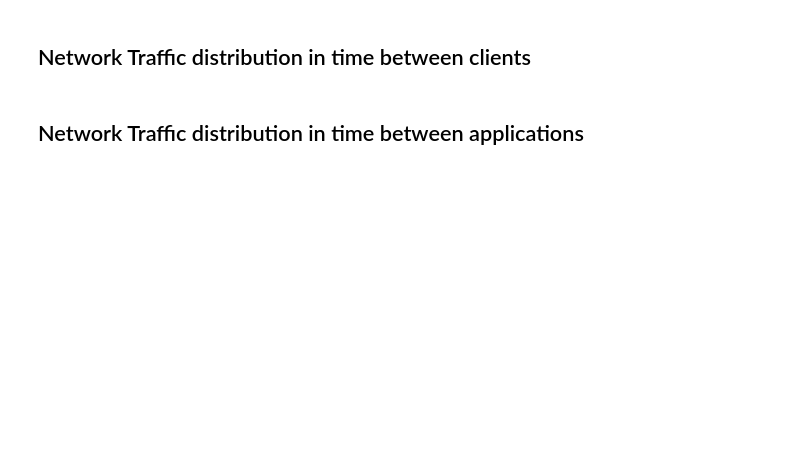
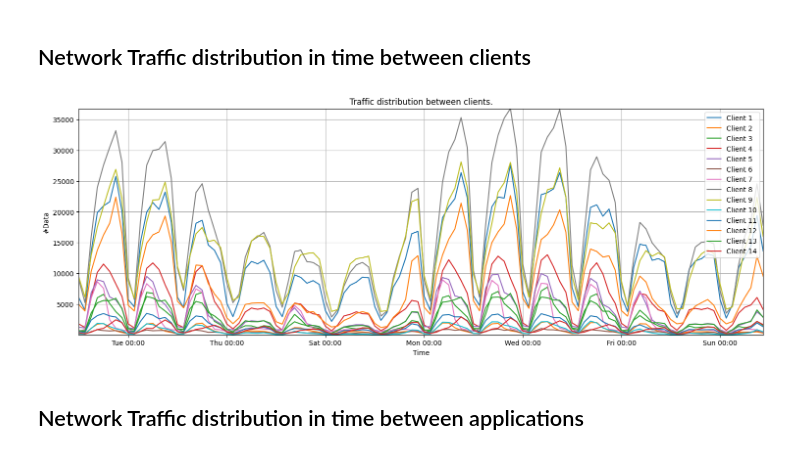
Before and after one commit to FlowFrontiers/FL-QUIC-TC, a Jupyter notebook: 2-dataset-visualizations.ipynb, the cells around one changed output. Drawn from its saved outputs; the diff is of its cells as text; code cells hidden in the pictures; blank space fills up the shorter version.

Commit message:
dataset visualizations

```diff
--- a/2-dataset-visualizations.ipynb
+++ b/2-dataset-visualizations.ipynb
@@ -54,37 +59,33 @@ plt.show()
 # %%
 import pandas as pd
 
 plt.figure(figsize=(18,6))
 plt.gca().xaxis.set_major_formatter(plt.matplotlib.dates.DateFormatter('%a %H:%M'))
 
 for org_id in range(1,14+1):
 
     df_org = df[df["ORG_ID"] == org_id]
 
+    # Order by TIME_LAST timestamps.
     df_org.loc[:, 'TIME_LAST'] = pd.to_datetime(df_org['TIME_LAST'], format="%Y-%m-%dT%H:%M:%S.%f", errors='coerce')
     df_org = df_org.dropna(subset=['TIME_LAST'])
     df_org = df_org.set_index('TIME_LAST')
     df_org = df_org.sort_values(by='TIME_LAST')
 
+    # Rolling window with 3h window and 3h step.
     X = '3h'
-    Y = '3h'
+    time_windows = df_org.resample(X).count()
+    plt.plot(time_windows.index, time_windows.iloc[:, 0], label=f'Client {org_id}')
 
-    time_windows = df_org.resample(Y).count()
-
-    rolling_counts = time_windows.rolling(X, min_periods=1).sum()
-
-    plt.plot(rolling_counts.index, rolling_counts.iloc[:, 0], label=f'Kliens {org_id}')
-
-    del time_windows, rolling_counts, df_org
-
-# X tengely formázása: csak HH:MM jelenjen meg
 plt.xlabel("Time")
 plt.ylabel("#Data")
 plt.title(f"Traffic distribution between clients.")
 plt.legend()
 plt.grid()
 plt.margins(0)
 plt.show()
+# %% [output]
+[figure, added]
 # %% [markdown]
 ## Network Traffic distribution in time between applications
 # %%
```
Also changed, not shown: parts of 8 cells of this notebook.
